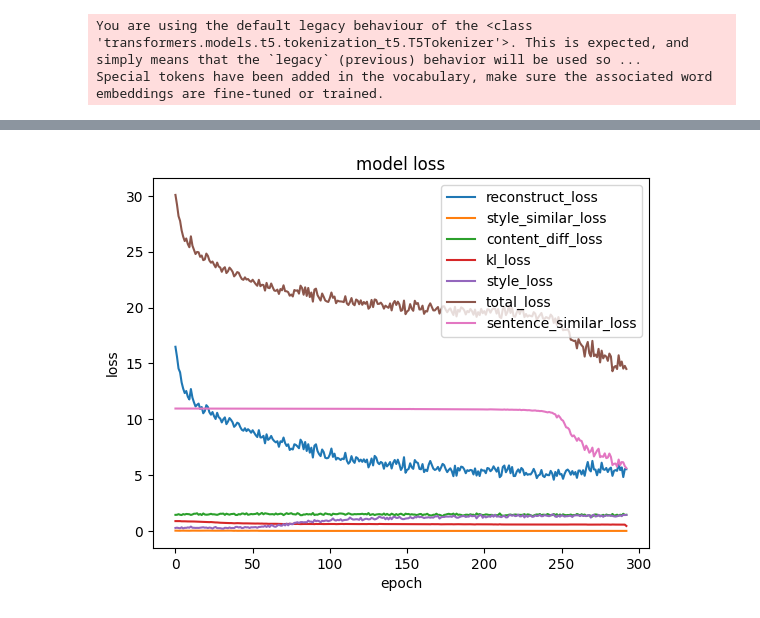
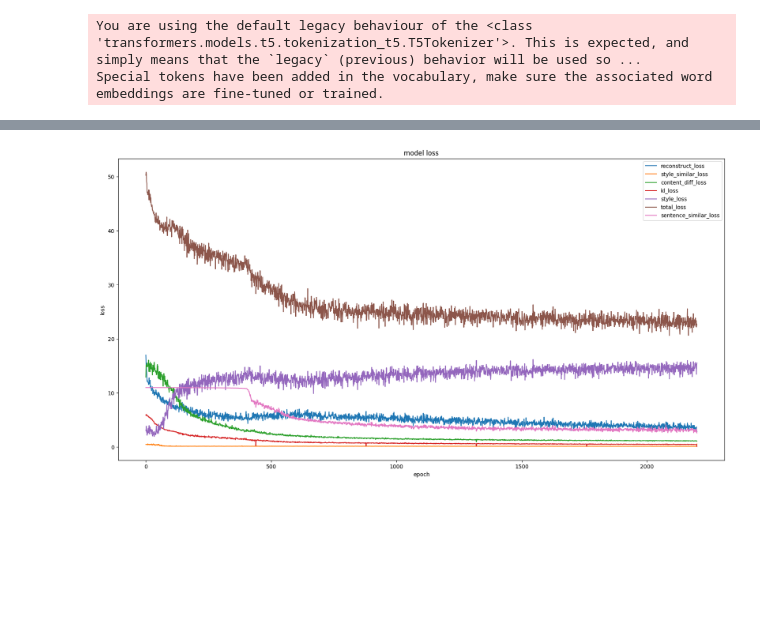
Before and after one commit to GussLii/Natural-Language_Project, a Jupyter notebook: 3.2encoder.ipynb, the cells around one changed output, grey strips where cells are left out. Cells and saved outputs as stored; diff of their text form; code cells hidden in the pictures; blank space fills up the shorter version.

```diff
--- a/3.2encoder.ipynb
+++ b/3.2encoder.ipynb
@@ -152,7 +152,7 @@ def similarity_loss(tensor1, tensor2):
     cosine_sim = F.cosine_similarity(tensor1_flat, tensor2_flat, dim=1)
 
     # Use cosine similarity directly as the loss
-    loss = torch.mean(cosine_sim)
+    loss = torch.mean(torch.abs(cosine_sim))
 
     return loss
 # %%
@@ -239,13 +239,13 @@ optimizer = AdamW(combined_params, lr=5e-5)
 #for param in model.decoder.parameters():
    #param.requires_grad = False
 
-num_epochs = 3
+num_epochs = 5
 loss_reconstruct = nn.CrossEntropyLoss()
 # loss_reconstruct_index = torch.ones([1], dtype=torch.float64, device=device)
 loss_classification = nn.CrossEntropyLoss()
-kl_weight = 0.00001
-style_similarANDdiff_loss_weight = 1
-style_loss_weight = 0.1
+kl_weight = 0.0001
+style_similarANDdiff_loss_weight = 10
+style_loss_weight = 1
 reconstruct_loss_weight = 1
 sentence_similar_loss_weight = 10
 
@@ -282,6 +282,9 @@ for epoch in tqdm(range(num_epochs)):
         kl_loss2 = kl_divergence(content_hidden_state2, style_hidden_state2)
         kl_loss = (kl_loss1 + kl_loss2) * kl_weight
 
+        # latent vectors should be different
+        sentence_similar_loss = similarity_loss(content_hidden_state1, content_hidden_state2) + similarity_loss(style_hidden_state1, style_hidden_state2) * sentence_similar_loss_weight
+
         # the vectors in style_hidden_state should be similar to each other
         style_similar_loss = (intra_sentence_similarity_loss(style_hidden_state1) + intra_sentence_similarity_loss(style_hidden_state2)) * style_similarANDdiff_loss_weight
         content_diff_loss = (intra_sentence_diff_loss(content_hidden_state1) + intra_sentence_diff_loss(content_hidden_state2)) * style_similarANDdiff_loss_weight
@@ -307,7 +310,6 @@ for epoch in tqdm(range(num_epochs)):
         decoder_input = decoder_input.repeat(input_ids1.shape[0],1)
         sentence1_original, sentence2_original, sentence1_style2, sentence2_style1 = model_decoder(original_encoder_output1, original_encoder_output2, transfer_encoder_output1, transfer_encoder_output2, decoder_input, decoder_input)
 
-        sentence_similar_loss = similarity_loss(sentence1_original, sentence1_style2) + similarity_loss(sentence2_original, sentence2_style1) * sentence_similar_loss_weight
 
         # reconstruct_loss
         sentence1_original_copy = sentence1_original.clone()
@@ -319,14 +321,14 @@ for epoch in tqdm(range(num_epochs)):
         reconstruct_loss = (loss1 + loss2) * reconstruct_loss_weight
 
         # classification loss
-        sentence1_style1_copy = sentence1_style2.clone()
-        sentence2_style2_copy = sentence2_style1.clone()
+        sentence1_style2_copy = sentence1_style2.clone()
+        sentence2_style1_copy = sentence2_style1.clone()
 
-        sentence1_style1_copy = torch.argmax(sentence1_style1_copy, dim=-1).to(device)
-        sentence2_style2_copy = torch.argmax(sentence2_style2_copy, dim=-1).to(device)
+        sentence1_style2_copy = torch.argmax(sentence1_style2_copy, dim=-1).to(device)
+        sentence2_style1_copy = torch.argmax(sentence2_style1_copy, dim=-1).to(device)
 
-        Predicted_labels1 = classify_sentence(sentence1_style1_copy, LSTM_model)
-        Predicted_labels2 = classify_sentence(sentence2_style2_copy, LSTM_model)
+        Predicted_labels1 = classify_sentence(sentence1_style2_copy, LSTM_model)
+        Predicted_labels2 = classify_sentence(sentence2_style1_copy, LSTM_model)
 
         style_loss1 = loss_classification(Predicted_labels1, labels1)
         style_loss2 = loss_classification(Predicted_labels2, labels2)
@@ -349,14 +351,13 @@ for epoch in tqdm(range(num_epochs)):
         total_loss.backward()
         optimizer.step()
         if index % 50 == 0:
-            print(f"Epoch: {epoch}, Batch: {index}, reconstruct_loss: {reconstruct_loss.item()}, style_similar_loss: {style_similar_loss.item()}, style_diff_loss: {content_diff_loss.item()}, style_loss: {style_loss.item()}, kl_loss: {kl_loss.item()}, sentence_similar_loss: {sentence_similar_loss.item()}")
+            print(f"Epoch: {epoch}, Batch: {index}, reconstruct_loss: {reconstruct_loss.item()}, style_similar_loss: {style_similar_loss.item()},content_diff_loss: {content_diff_loss.item()}, style_loss: {style_loss.item()}, kl_loss: {kl_loss.item()}, sentence_similar_loss: {sentence_similar_loss.item()}")
             print(f"Epoch: {epoch}, Batch: {index}, total_loss_loss: {total_loss.item()}")
             # print a reconstructed sentence
             sentence1_original_copy = torch.argmax(sentence1_original_copy, dim=-1).to(device)
-            sentence2_original_copy = torch.argmax(sentence2_original_copy, dim=-1).to(device)
             sentence1_original_sentence = tokenizer.decode(sentence1_original_copy[0], skip_special_tokens=True)
-            sentence2_original_sentence = tokenizer.decode(sentence2_original_copy[0], skip_special_tokens=True)
+            sentence1_style2 = tokenizer.decode(sentence1_style2_copy[0], skip_special_tokens=True)
             print(sentence1_original_sentence)
-            print(sentence2_original_sentence)
+            print(sentence1_style2)
             print("------------------")
 # %% [output]
@@ -418,17 +373,18 @@ torch.save(model_decoder.state_dict(), 'T5_model_2encoder/model_decoder.pth')
 # %%
 # plot all loss
 import matplotlib.pyplot as plt
+plt.figure(figsize=(20,10))
 plt.plot(reconstruct_loss_list)
 plt.plot(style_similar_loss_list)
 plt.plot(content_diff_loss_list)
 plt.plot(kl_loss_list)
 plt.plot(style_loss_list)
 plt.plot(total_loss_list)
 plt.plot(sentence_similar_loss_list)
 plt.title('model loss')
 plt.ylabel('loss')
 plt.xlabel('epoch')
 plt.legend(['reconstruct_loss', 'style_similar_loss', 'content_diff_loss', 'kl_loss','style_loss', 'total_loss',"sentence_similar_loss"], loc='upper right')
 plt.show()
 # %% [output]
-[figure, old version]
+[figure, new version]
```
Also changed, not shown: parts of 1 cell of this notebook.
